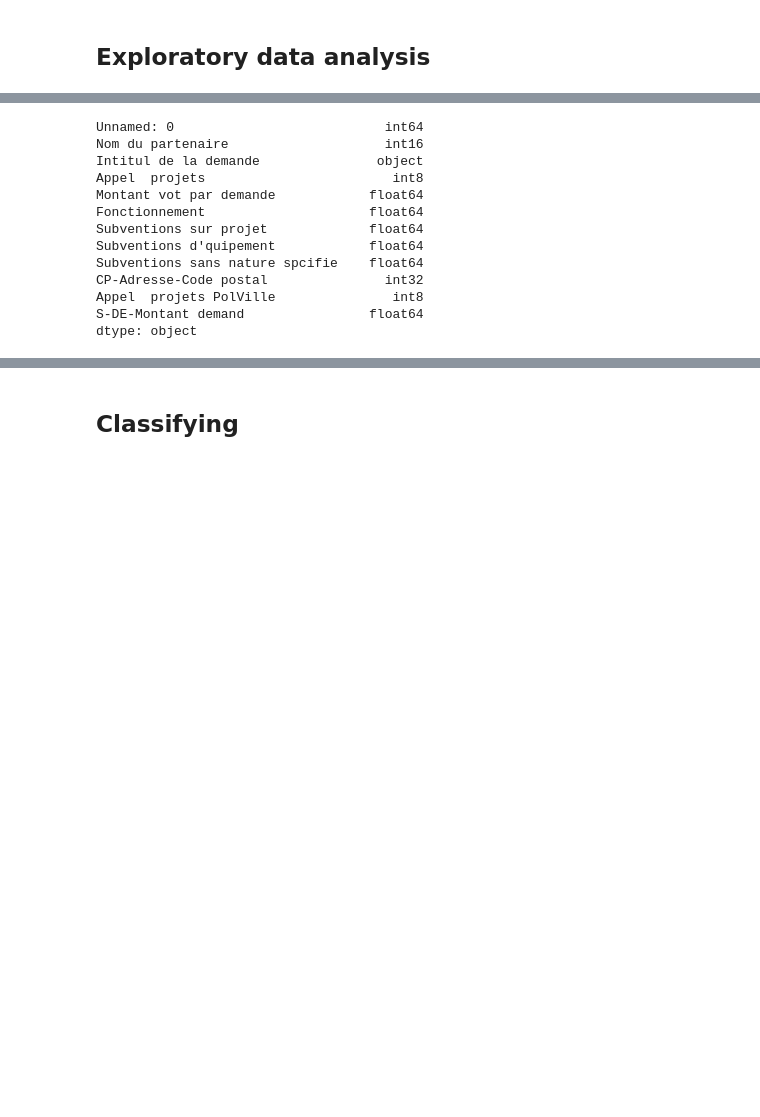
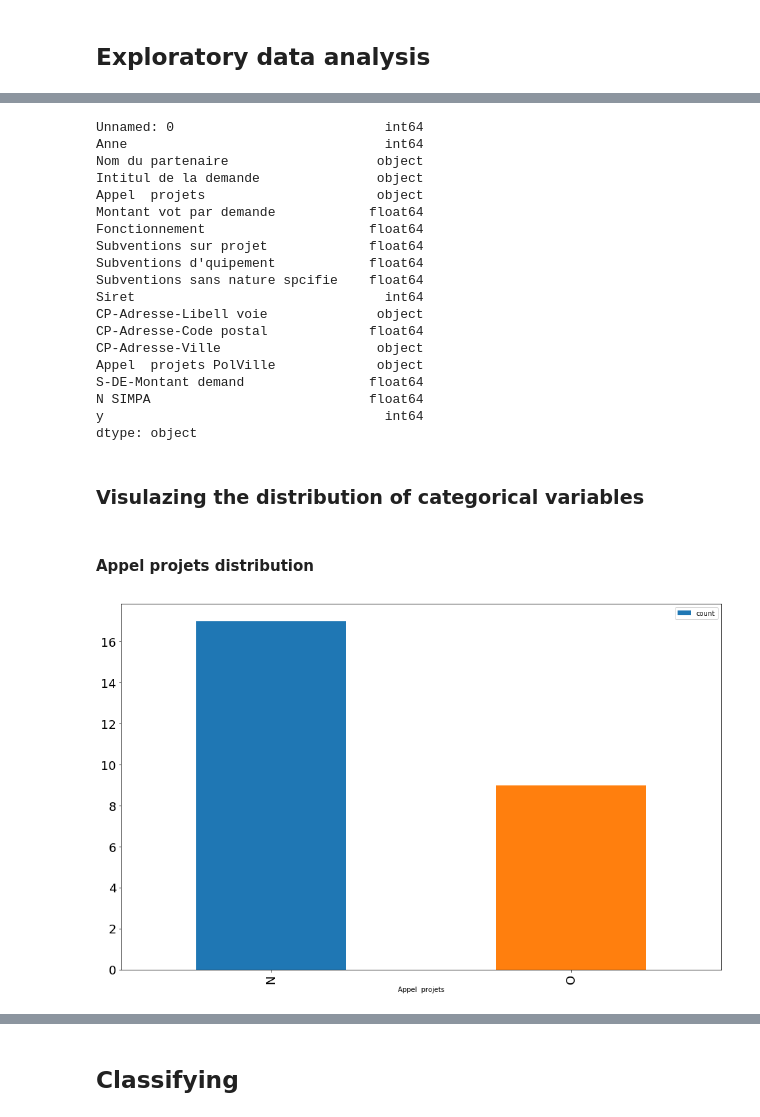
Before and after one commit to mkobbi/grant, a Jupyter notebook: fake_news_starting_kit.ipynb, the cells around one changed output, grey strips where cells are left out. Drawn from its saved outputs; the diff is of its cells as text; code cells hidden in the pictures; blank space fills up the shorter version.

```diff
--- a/fake_news_starting_kit.ipynb
+++ b/fake_news_starting_kit.ipynb
@@ -23,25 +95,11 @@ True
 train_filename = Path('data/train.csv')
 test_filename = Path('data/test.csv')
 if train_filename.is_file() and test_filename.is_file():
-    train = pd.read_csv(train_filename, sep=';', encoding='utf-8')
-    test = pd.read_csv(test_filename, sep=';', encoding='utf-8')
+    train = pd.read_csv(train_filename, sep=';')#, encoding='utf-8')
+    test = pd.read_csv(test_filename, sep=';')#, encoding='utf-8')
 else:
     %run train_test_generator.py
 frames = [train, test]
 data = pd.concat(frames, axis=0)
 fr_stopwords_url = "https://raw.githubusercontent.com/mkobbi/subvention-status-datacamp/master/data/stopwords-filter-fr.txt"
 data = data.rename(columns=lambda x: x.decode('utf-8').encode('ascii', errors ='ignore'))
-# %%
-string_columns = ["Nom du partenaire", 'Intitul de la demande']
-to_drop_columns = ["Anne", "Siret", "N SIMPA", 'CP-Adresse-Libell voie', "CP-Adresse-Ville", "y"]
-str_categorical_columns = ["Nom du partenaire", "Appel  projets","Appel  projets PolVille"]
-num_categorical_columns = ["Anne", "CP-Adresse-Code postal"]
-num_categorical_columns = ["CP-Adresse-Code postal"]
-data = data.fillna(value=0, axis='columns')
-data[string_columns] = data[string_columns].apply(lambda x: x.str.upper().str.normalize('NFKD').str.encode('ascii', errors='ignore').str.decode('utf-8'))
-data[str_categorical_columns] = data[str_categorical_columns].apply(lambda x: x.astype('category').cat.codes)
-data[num_categorical_columns] = data[num_categorical_columns].apply(lambda x: x.astype('int'))#.astype('category'))
-fr_stopwords = urllib.urlopen(fr_stopwords_url).read().decode("utf-8").upper()
-fr_stopwords = fr_stopwords.split('\n')
-y = np.ravel(data['y'], axis='columns')
-data = data.drop(['y'], axis='columns')
@@ -55,29 +133,32 @@ print(len(np.unique(data['Nom du partenaire'])))
 data.dtypes
 # %% [output]
 Unnamed: 0                           int64
-Nom du partenaire                    int16
+Anne                                 int64
+Nom du partenaire                   object
 Intitul de la demande               object
-Appel  projets                        int8
+Appel  projets                      object
 Montant vot par demande            float64
 Fonctionnement                     float64
 Subventions sur projet             float64
 Subventions d'quipement            float64
 Subventions sans nature spcifie    float64
-CP-Adresse-Code postal               int32
-Appel  projets PolVille               int8
+Siret                                int64
+CP-Adresse-Libell voie              object
+CP-Adresse-Code postal             float64
+CP-Adresse-Ville                    object
+Appel  projets PolVille             object
 S-DE-Montant demand                float64
+N SIMPA                            float64
+y                                    int64
 dtype: object
-# %%
-stemmer = nltk.stem.snowball.FrenchStemmer()
-data['stemmed'] = data['Intitul de la demande'].map(lambda x: ' '.join([stemmer.stem(y) for y in x.split(' ')]))
-# %%
-from sklearn.feature_extraction.text import TfidfVectorizer
-
-vect = TfidfVectorizer(norm='l2', min_df=0, max_df=1, use_idf=True, smooth_idf=True,
-                       sublinear_tf=True, stop_words=fr_stopwords, analyzer='word')
-words = vect.fit_transform(data.stemmed)
-#words = pd.DataFrame(words.todense())
-#df = df.loc[~df.index.duplicated(keep='first')]
-#print(words.shape, list(data))
-#data = pd.concat([data, words], axis='columns')
-data = data.drop(['Intitul de la demande', 'stemmed'], axis='columns')
+# %% [markdown]
+### Visulazing the distribution of categorical variables
+# %% [markdown]
+#### Appel   projets distribution
+# %%
+data.groupby('Appel  projets').count()[['CP-Adresse-Code postal']].sort_values(
+    'CP-Adresse-Code postal', ascending=False).reset_index().rename(
+    columns={'CP-Adresse-Code postal': 'count'}).plot.bar(
+    x='Appel  projets', y='count', figsize=(16, 10), fontsize=18);
+# %% [output]
+[figure, added]
```
Also changed, not shown: parts of 42 cells of this notebook, 13 other files.
